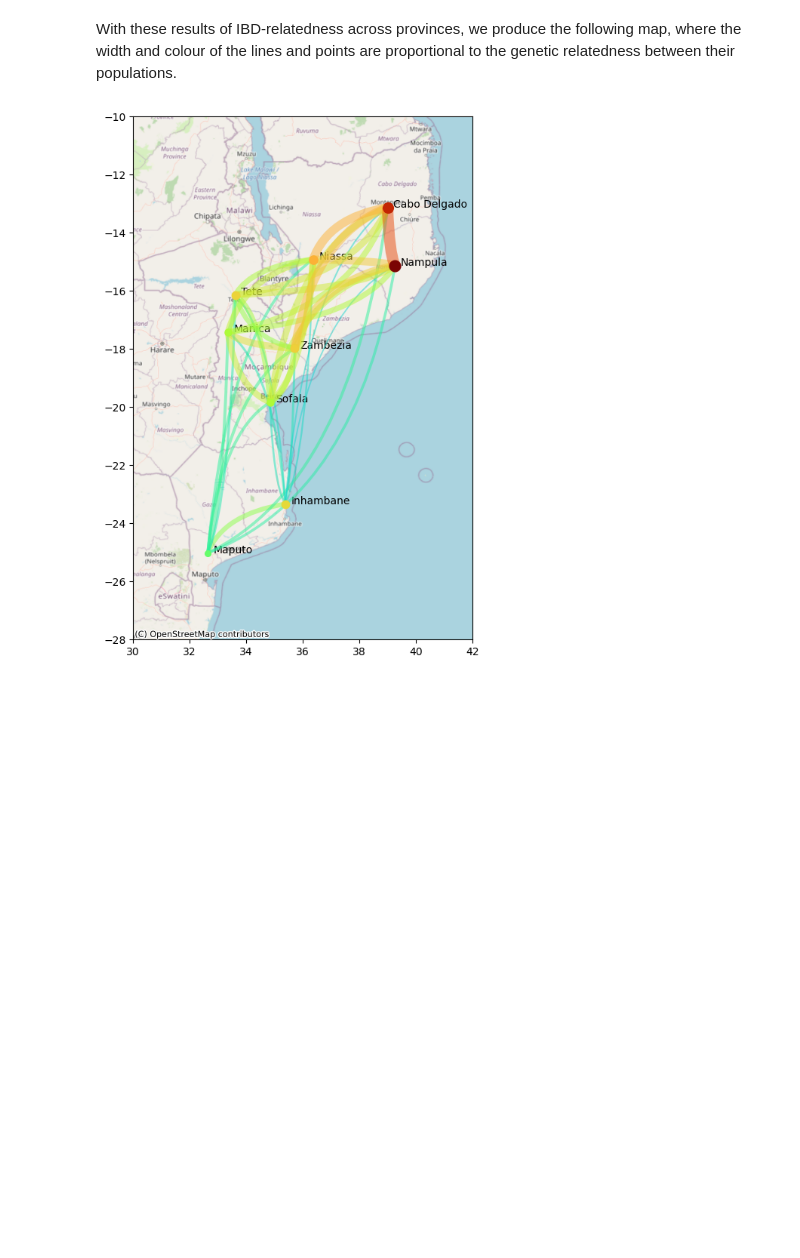
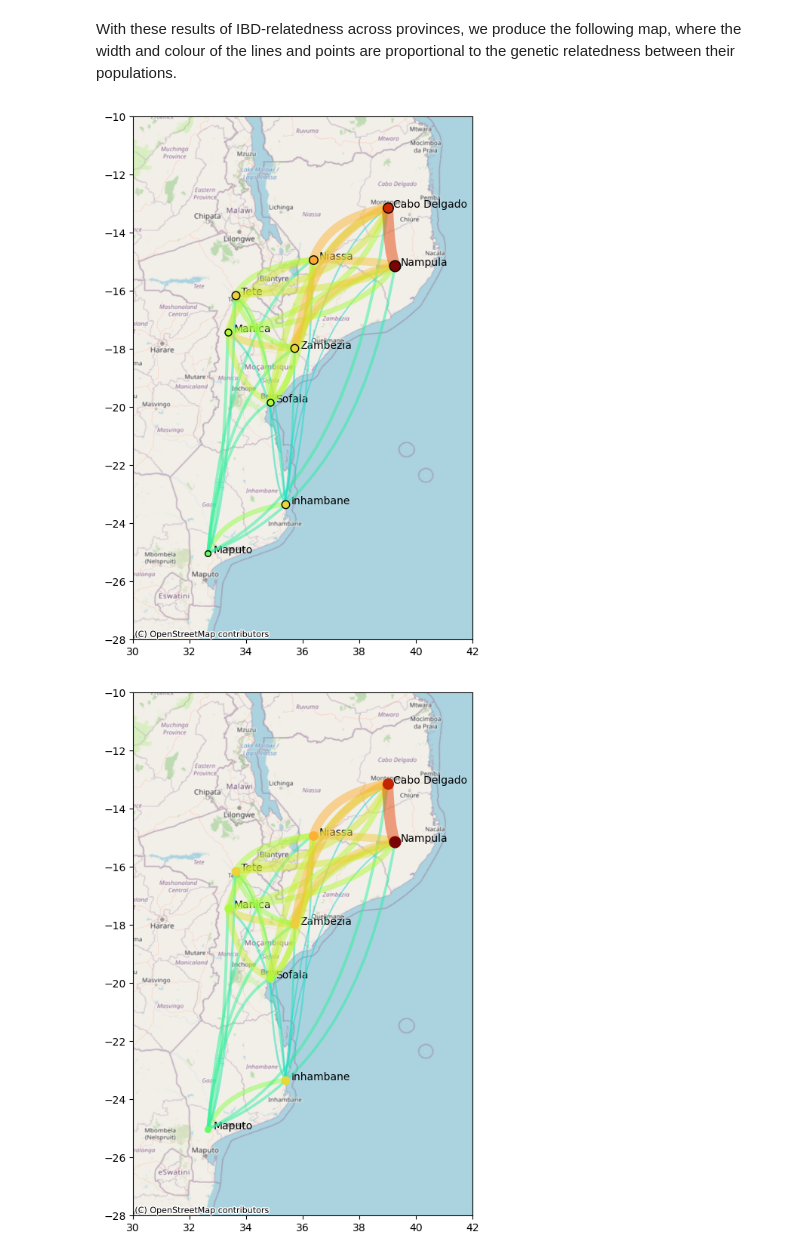
Before and after one commit to arnaupujol/malaria_relatedness_importation, a Jupyter notebook: demos/spatial_relatedness_analysis.ipynb, the cells around one changed output. Saved outputs shown, nothing was run; the diff lists cells and outputs as text; code cells hidden in the pictures; blank space fills up the shorter version.

```diff
--- a/demos/spatial_relatedness_analysis.ipynb
+++ b/demos/spatial_relatedness_analysis.ipynb
@@ -313,6 +313,12 @@ Overall fraction of pairs with IBD >= 0.1 and p<= 0.05: 0.033748184056991475
 [figure]
 # %% [markdown]
 With these results of IBD-relatedness across provinces, we produce the following map, where the width and colour of the lines and points are proportional to the genetic relatedness between their populations.
+# %%
+connectivity_map(ibdfrac_per_cat, categories, provinces, color = 'auto', linewidth = 'prop', print_locations=True)
+#plt.savefig(save_path + "ibd_map_locs.pdf")
+#plt.savefig(save_path + "ibd_map_locs.png")
+# %% [output]
+[figure, added]
 # %%
 connectivity_map(ibdfrac_per_cat, categories, provinces, color = 'auto', linewidth = 'prop', print_locations=True)
 #plt.savefig(save_path + "ibd_map_locs.pdf")
```
Also changed, not shown: 1 other file.
